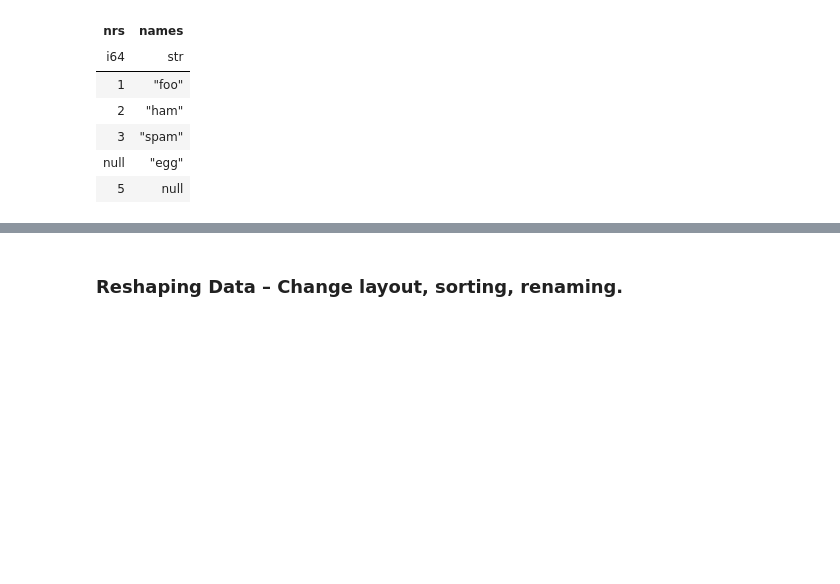
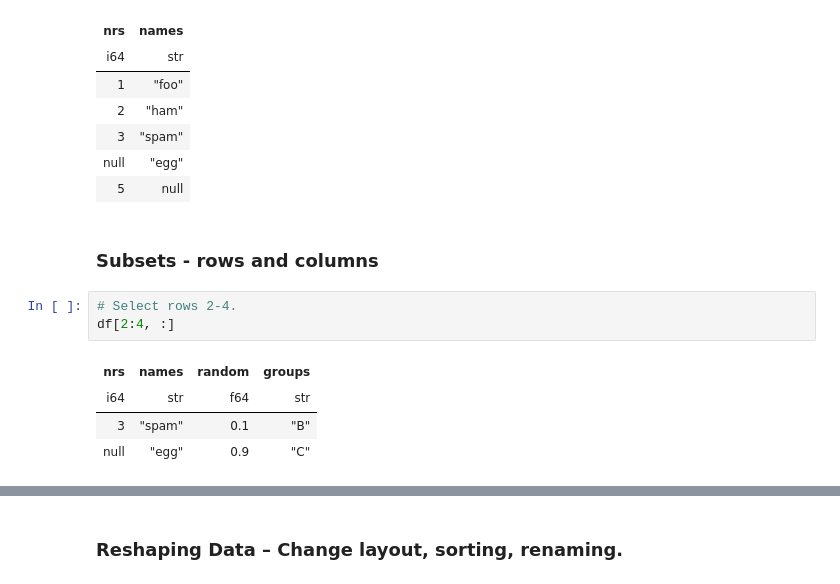
Before and after one commit to FranzDiebold/polars-cheat-sheet, a Jupyter notebook: polars-cheat-sheet.ipynb, the cells around one changed output, grey strips where cells are left out. Cells and saved outputs as stored; diff of their text form; blank space fills up the shorter version.

```diff
--- a/polars-cheat-sheet.ipynb
+++ b/polars-cheat-sheet.ipynb
@@ -88,3 +88,13 @@ df.select(pl.col("^n.*$"))
 | 3 | "spam" |
 | null | "egg" |
 | 5 | null |
+# %% [markdown]
+### Subsets - rows and columns
+# %%
+# Select rows 2-4.
+df[2:4, :]
+# %% [output]
+| nrs | names | random | groups |
+| i64 | str | f64 | str |
+| 3 | "spam" | 0.1 | "B" |
+| null | "egg" | 0.9 | "C" |
```
Also changed, not shown: parts of 2 cells of this notebook.
